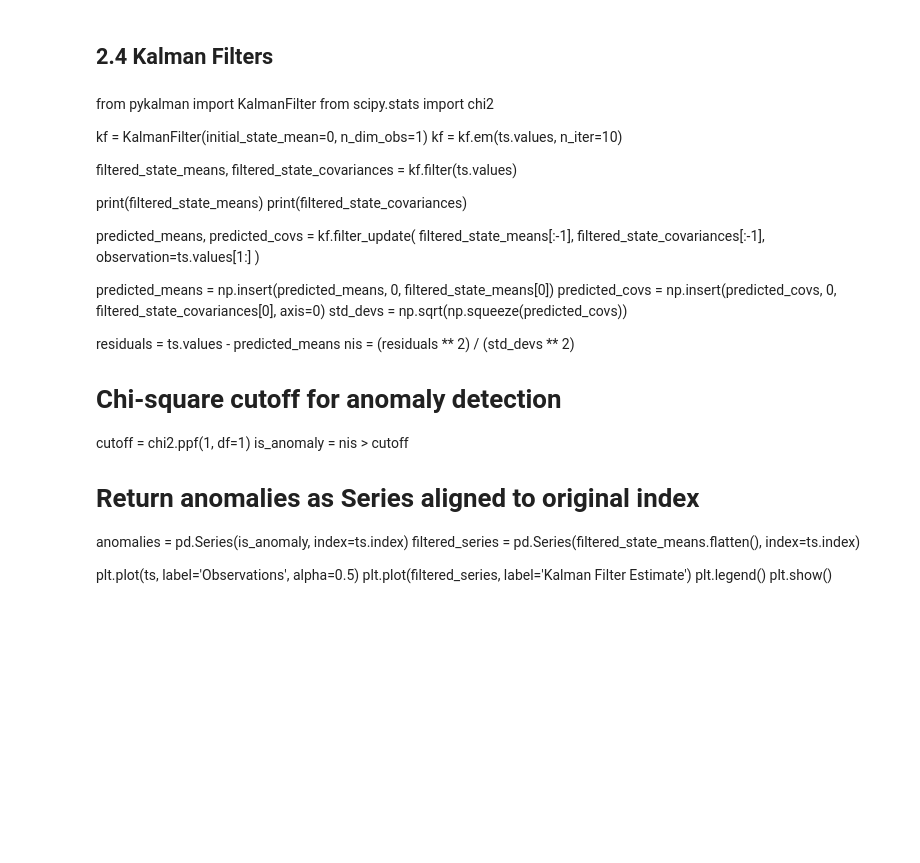
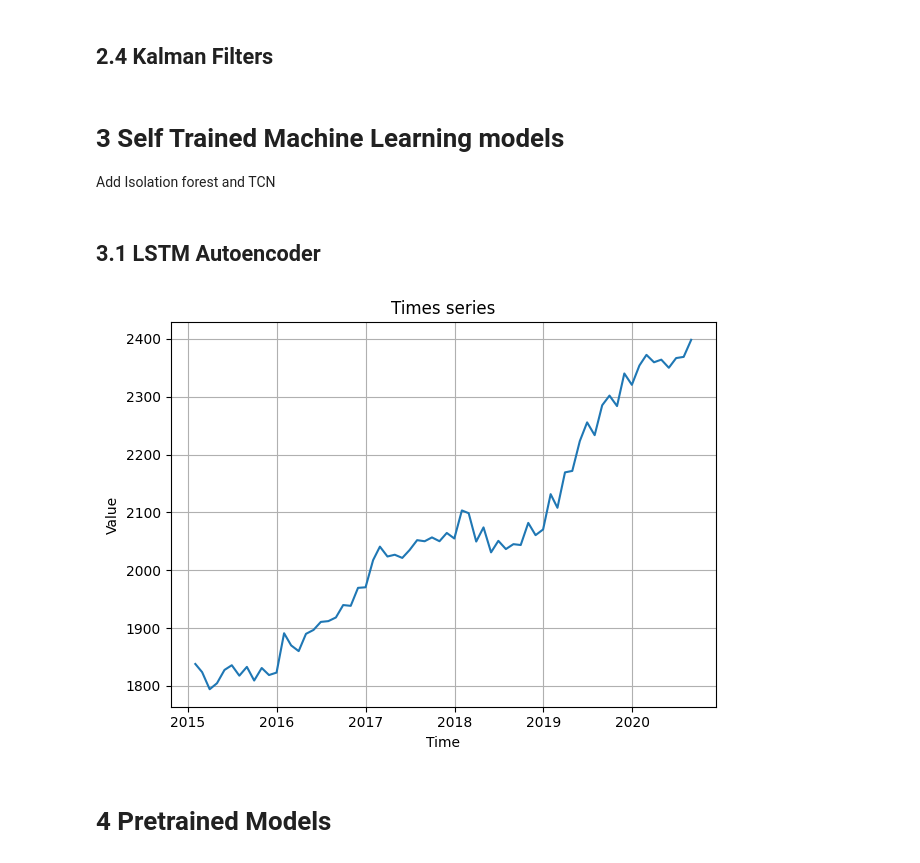
Before and after one commit to Jiaqi-Tang/Time-Series-Anomaly, a Jupyter notebook: demo.ipynb, the cells around one changed output. Drawn from its saved outputs; the diff is of its cells as text; code cells hidden in the pictures; blank space fills up the shorter version.

Commit message:
Added LSTM auto encoder model

```diff
--- a/demo.ipynb
+++ b/demo.ipynb
@@ -222,37 +206,39 @@ ax[1].plot(values)
 # %% [markdown]
 ## 2.4 Kalman Filters
-# %% [markdown]
-from pykalman import KalmanFilter
-from scipy.stats import chi2
-
-kf = KalmanFilter(initial_state_mean=0, n_dim_obs=1)
-kf = kf.em(ts.values, n_iter=10)
-
-filtered_state_means, filtered_state_covariances = kf.filter(ts.values)
-
-print(filtered_state_means)
-print(filtered_state_covariances)
-
-predicted_means, predicted_covs = kf.filter_update(
-    filtered_state_means[:-1], filtered_state_covariances[:-1], observation=ts.values[1:]
-)
-
-predicted_means = np.insert(predicted_means, 0, filtered_state_means[0])
-predicted_covs = np.insert(predicted_covs, 0, filtered_state_covariances[0], axis=0)
-std_devs = np.sqrt(np.squeeze(predicted_covs))
-
-residuals = ts.values - predicted_means
-nis = (residuals ** 2) / (std_devs ** 2)
-
-# Chi-square cutoff for anomaly detection
-cutoff = chi2.ppf(1, df=1)
-is_anomaly = nis > cutoff
-
-# Return anomalies as Series aligned to original index
-anomalies = pd.Series(is_anomaly, index=ts.index)
-filtered_series = pd.Series(filtered_state_means.flatten(), index=ts.index)
-
-plt.plot(ts, label='Observations', alpha=0.5)
-plt.plot(filtered_series, label='Kalman Filter Estimate')
-plt.legend()
-plt.show()
+# %% [markdown]
+# 3 Self Trained Machine Learning models
+
+Add Isolation forest and TCN
+# %% [markdown]
+## 3.1 LSTM Autoencoder
+# %%
+import torch
+from src.models.preprocessing import create_sliding_windows, np_to_dataloader
+
+g = torch.Generator()
+g.manual_seed(13)
+
+# Add preprocessing
+windows = create_sliding_windows(ts, window_size=12)
+data_loader = np_to_dataloader(windows, batch_size=16, generator=g)
+# %%
+from src.models.self_trained_ml.lstm_ae import LSTMAutoencoder
+import torch.optim as optim
+import torch.nn as nn
+
+model = LSTMAutoencoder(hidden_dim=8, latent_dim=8)
+criterion = nn.MSELoss()
+optimizer = optim.Adam(model.parameters(), lr=1e-1)
+# %%
+from src.models.self_trained_ml.lstm_ae import train_LSTMAE, eval_LTSMAE_MSE
+import torch
+
+train_LSTMAE(model, data_loader, criterion=criterion, optimizer=optimizer, epochs=50)
+mse_LSTM = eval_LTSMAE_MSE(model, test_data=torch.tensor(windows, dtype=torch.float32).unsqueeze(-1))
+
+errors_ts = pd.Series(mse_LSTM.numpy(), index=ts.index[:len(ts)-12])
+plot_ts(errors_ts)
+# %% [output]
+[figure, added]
+# %% [markdown]
+# 4 Pretrained Models
```
Also changed, not shown: parts of 2 cells of this notebook, 7 other files.
